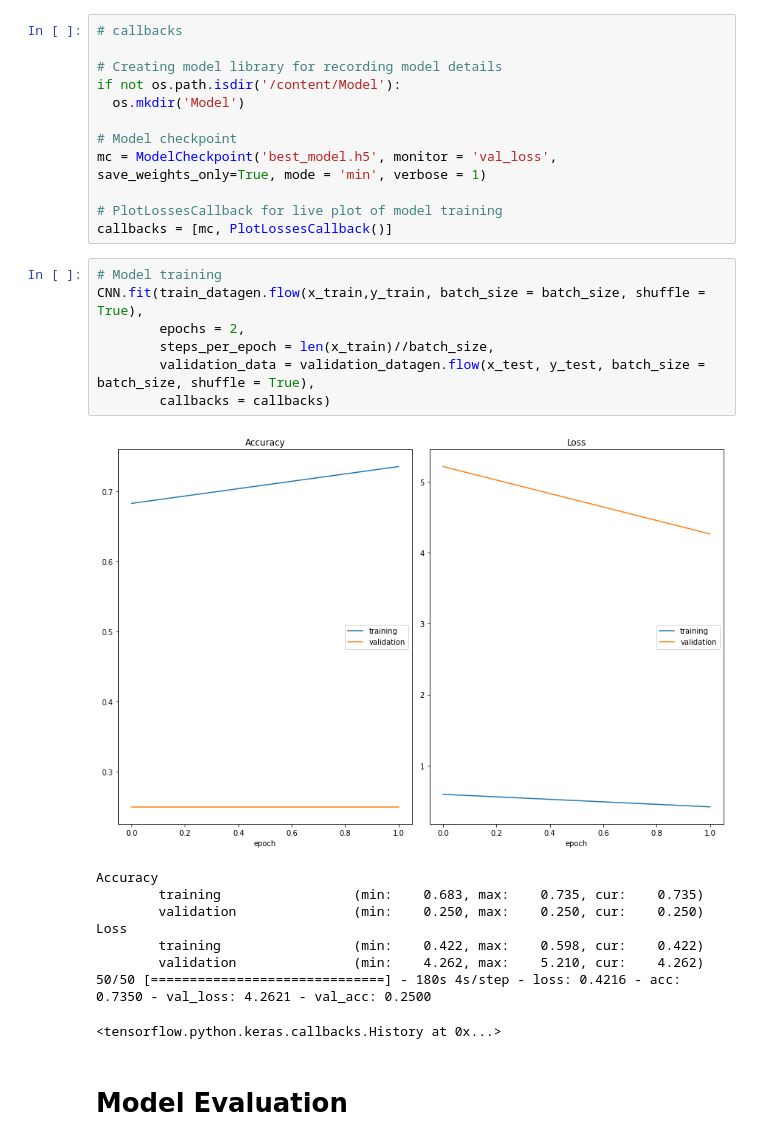
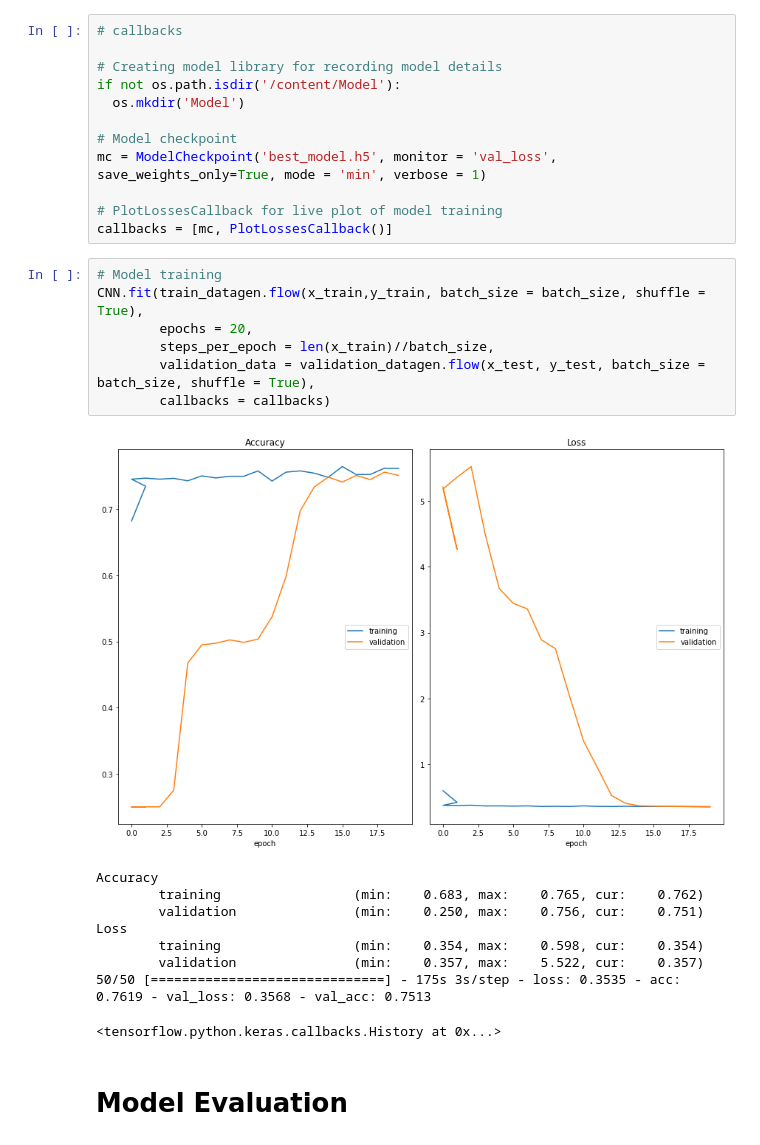
Before and after one commit to sayan0506/SETI-Radio-Astronomy-Data-Classification-Using-CNN-Based-Model, a Jupyter notebook: SETI_radio_signal_classification_using_CNN.ipynb, the cells around one changed output. Drawn from its saved outputs; the diff is of its cells as text.

```diff
--- a/SETI_radio_signal_classification_using_CNN.ipynb
+++ b/SETI_radio_signal_classification_using_CNN.ipynb
@@ -296,19 +296,19 @@ callbacks = [mc, PlotLossesCallback()]
 # %%
 # Model training
 CNN.fit(train_datagen.flow(x_train,y_train, batch_size = batch_size, shuffle = True),
-        epochs = 2,
+        epochs = 20,
         steps_per_epoch = len(x_train)//batch_size,
         validation_data = validation_datagen.flow(x_test, y_test, batch_size = batch_size, shuffle = True),
         callbacks = callbacks)
 # %% [output]
-[figure, old version]
+[figure, new version]
 Accuracy
-        training                 (min:    0.683, max:    0.735, cur:    0.735)
-        validation               (min:    0.250, max:    0.250, cur:    0.250)
+        training                 (min:    0.683, max:    0.765, cur:    0.762)
+        validation               (min:    0.250, max:    0.756, cur:    0.751)
 Loss
-        training                 (min:    0.422, max:    0.598, cur:    0.422)
-        validation               (min:    4.262, max:    5.210, cur:    4.262)
-50/50 [==============================] - 180s 4s/step - loss: 0.4216 - acc: 0.7350 - val_loss: 4.2621 - val_acc: 0.2500
+        training                 (min:    0.354, max:    0.598, cur:    0.354)
+        validation               (min:    0.357, max:    5.522, cur:    0.357)
+50/50 [==============================] - 175s 3s/step - loss: 0.3535 - acc: 0.7619 - val_loss: 0.3568 - val_acc: 0.7513
 <tensorflow.python.keras.callbacks.History at 0x...>
 # %% [markdown]
 # Model Evaluation
```
Also changed, not shown: parts of 7 cells of this notebook.
